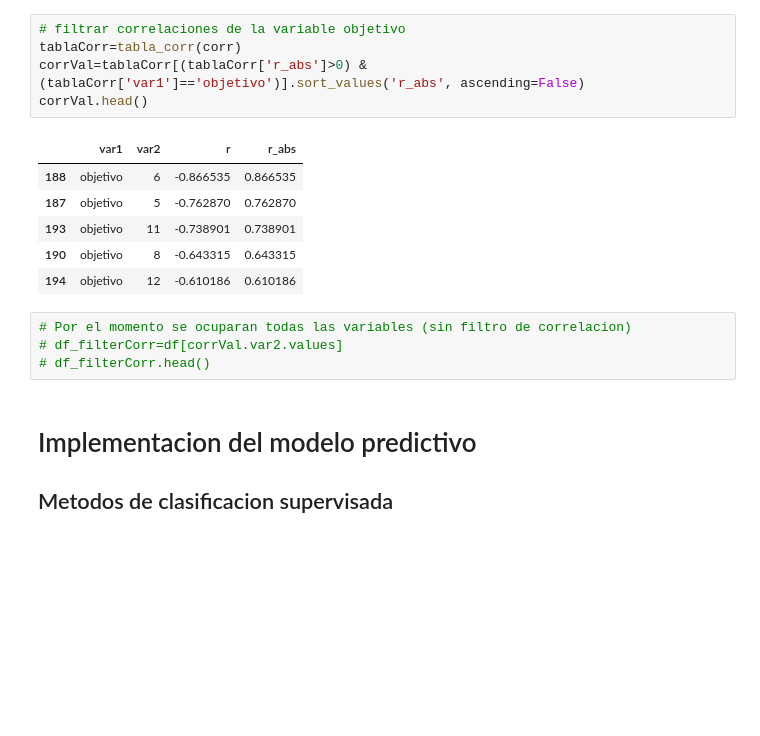
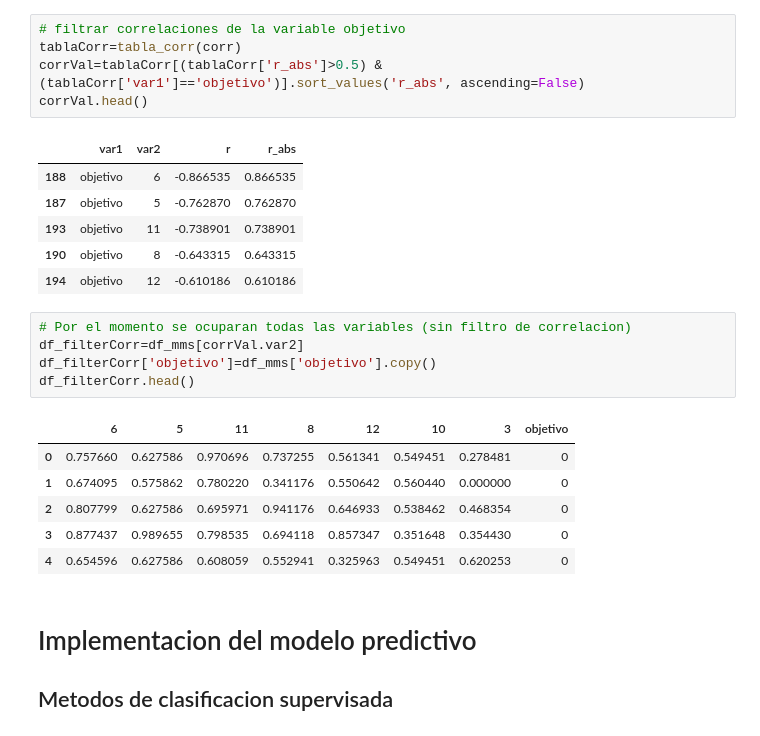
Before and after one commit to georaiser/DataScienceKibernum, a Jupyter notebook: Wine/Wine.ipynb, the cells around one changed output. Cells and saved outputs as stored; diff of their text form; blank space fills up the shorter version.

```diff
--- a/Wine/Wine.ipynb
+++ b/Wine/Wine.ipynb
@@ -394,7 +386,7 @@ def tabla_corr(corr_data):
 # %%
 # filtrar correlaciones de la variable objetivo
 tablaCorr=tabla_corr(corr)
-corrVal=tablaCorr[(tablaCorr['r_abs']>0) & (tablaCorr['var1']=='objetivo')].sort_values('r_abs', ascending=False)
+corrVal=tablaCorr[(tablaCorr['r_abs']>0.5) & (tablaCorr['var1']=='objetivo')].sort_values('r_abs', ascending=False)
 corrVal.head()
 # %% [output]
 |  | var1 | var2 | r | r_abs |
@@ -405,8 +397,16 @@ corrVal.head()
 | 194 | objetivo | 12 | -0.610186 | 0.610186 |
 # %%
 # Por el momento se ocuparan todas las variables (sin filtro de correlacion)
-# df_filterCorr=df[corrVal.var2.values]
-# df_filterCorr.head()
+df_filterCorr=df_mms[corrVal.var2]
+df_filterCorr['objetivo']=df_mms['objetivo'].copy()
+df_filterCorr.head()
+# %% [output]
+|  | 6 | 5 | 11 | 8 | 12 | 10 | 3 | objetivo |
+| 0 | 0.757660 | 0.627586 | 0.970696 | 0.737255 | 0.561341 | 0.549451 | 0.278481 | 0 |
+| 1 | 0.674095 | 0.575862 | 0.780220 | 0.341176 | 0.550642 | 0.560440 | 0.000000 | 0 |
+| 2 | 0.807799 | 0.627586 | 0.695971 | 0.941176 | 0.646933 | 0.538462 | 0.468354 | 0 |
+| 3 | 0.877437 | 0.989655 | 0.798535 | 0.694118 | 0.857347 | 0.351648 | 0.354430 | 0 |
+| 4 | 0.654596 | 0.627586 | 0.608059 | 0.552941 | 0.325963 | 0.549451 | 0.620253 | 0 |
 # %% [markdown]
 # Implementacion del modelo predictivo
 ## Metodos de clasificacion supervisada
```
Also changed, not shown: parts of 9 cells of this notebook, 1 other file.
